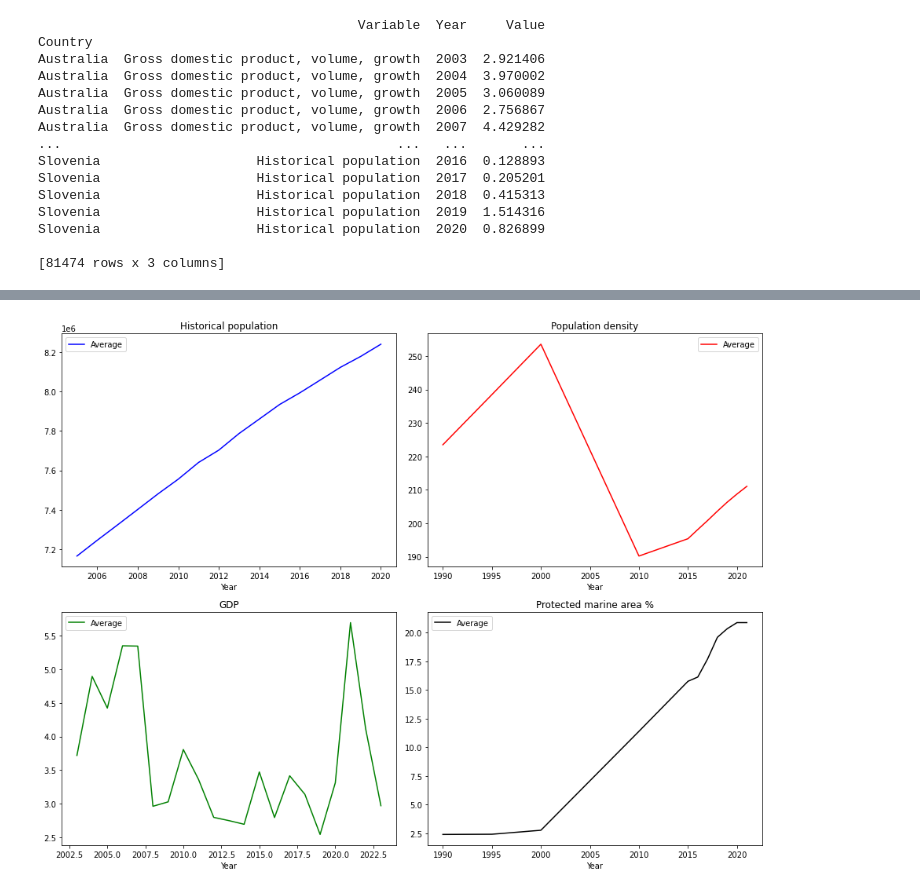
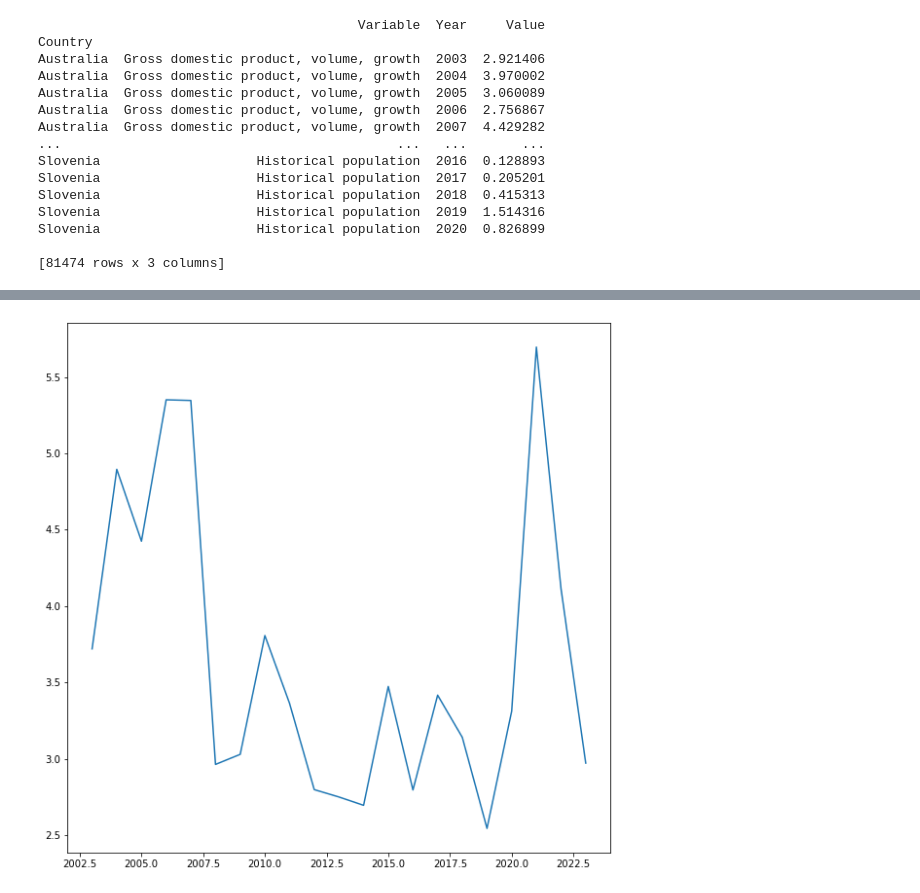
Before and after one commit to BoSuto/Data-analysis-for-business-March-2022-, a Jupyter notebook: Population, Economics & Green Growth.ipynb, the cells around one changed output, grey strips where cells are left out. Saved outputs shown, nothing was run; the diff lists cells and outputs as text; code cells hidden in the pictures.

Commit message:
variables not comparable in one plot

```diff
--- a/Population, Economics & Green Growth.ipynb
+++ b/Population, Economics & Green Growth.ipynb
@@ -1127,26 +1110,18 @@ plt.show()
-# %%
-def getAverageByYear(variableName):
-    return concat_df.loc[concat_df["Variable"]==variableName].groupby(['Year'])['Value'].mean().to_frame('Average')
-
-gdp = getAverageByYear('Gross domestic product, volume, growth')
-pop = getAverageByYear('Historical population')
-green_pop = getAverageByYear('POPDEN')
-green_terr = getAverageByYear('TERRESTRIAL')
-green_marine = getAverageByYear('PA_MARINE')
-
-
-fig2, ax2 = plt.subplots(2,2, figsize=(13,10))
-
-pop.plot(ax=ax2[0, 0],color='blue')
-green_pop.plot(ax=ax2[0,1],color='red')
-gdp.plot(ax=ax2[1, 0],color='green')
-green_marine.plot(ax=ax2[1, 1],color='black')
-
-ax2[0,0].set_title('Historical population')
-ax2[0,1].set_title('Population density')
-ax2[1,0].set_title('GDP')
-ax2[1,1].set_title('Protected marine area %')
-
-plt.tight_layout()
-# %% [output]
-[figure, removed]
+# %%
+def getAverageByYear(variableName):
+    return concat_df.loc[concat_df["Variable"]==variableName].groupby(['Year'])['Value'].mean().to_frame('Average')
+
+gdp = getAverageByYear('Gross domestic product, volume, growth')
+pop = getAverageByYear('Historical population')
+green_pop = getAverageByYear('POPDEN')
+green_terr = getAverageByYear('TERRESTRIAL')
+green_marine = getAverageByYear('PA_MARINE')
+fig, ax = plt.subplots(figsize=(10,10))
+
+x = gdp.index
+y = gdp["Average"]
+ax.plot(x,y)
+
+plt.show()
+# %% [output]
+[figure, added]
```
Also changed, not shown: parts of 14 cells of this notebook.
